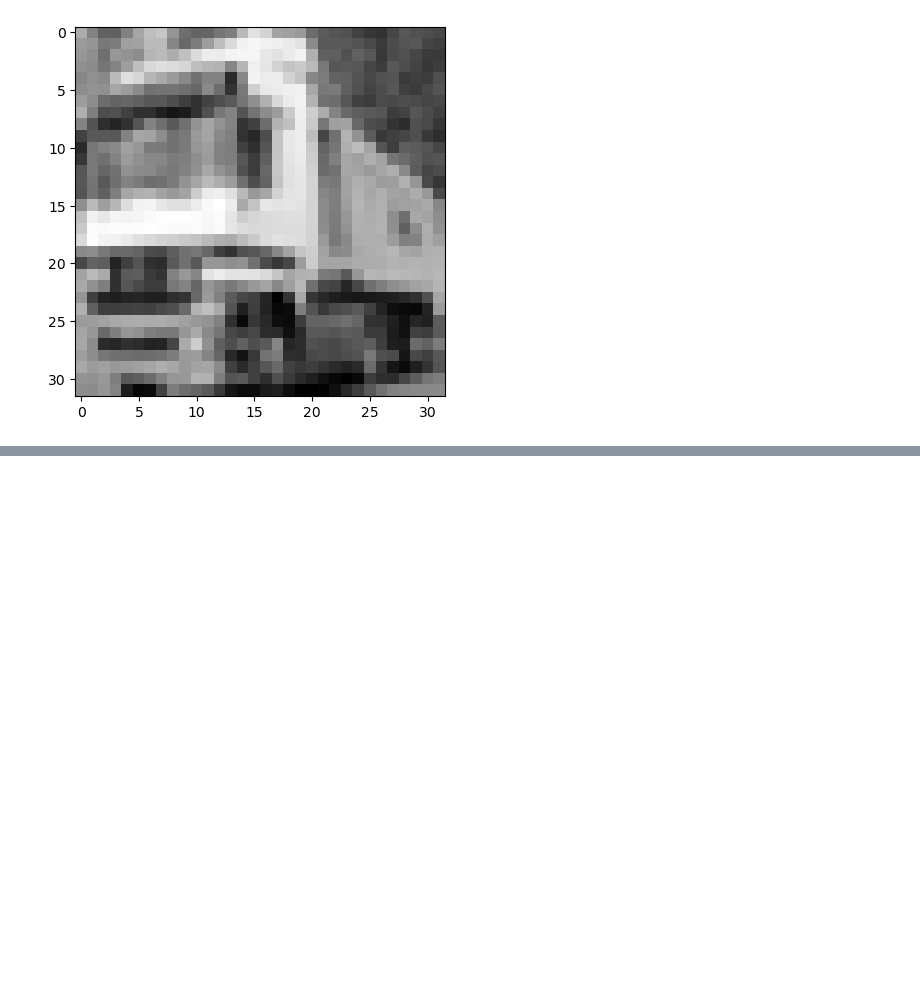
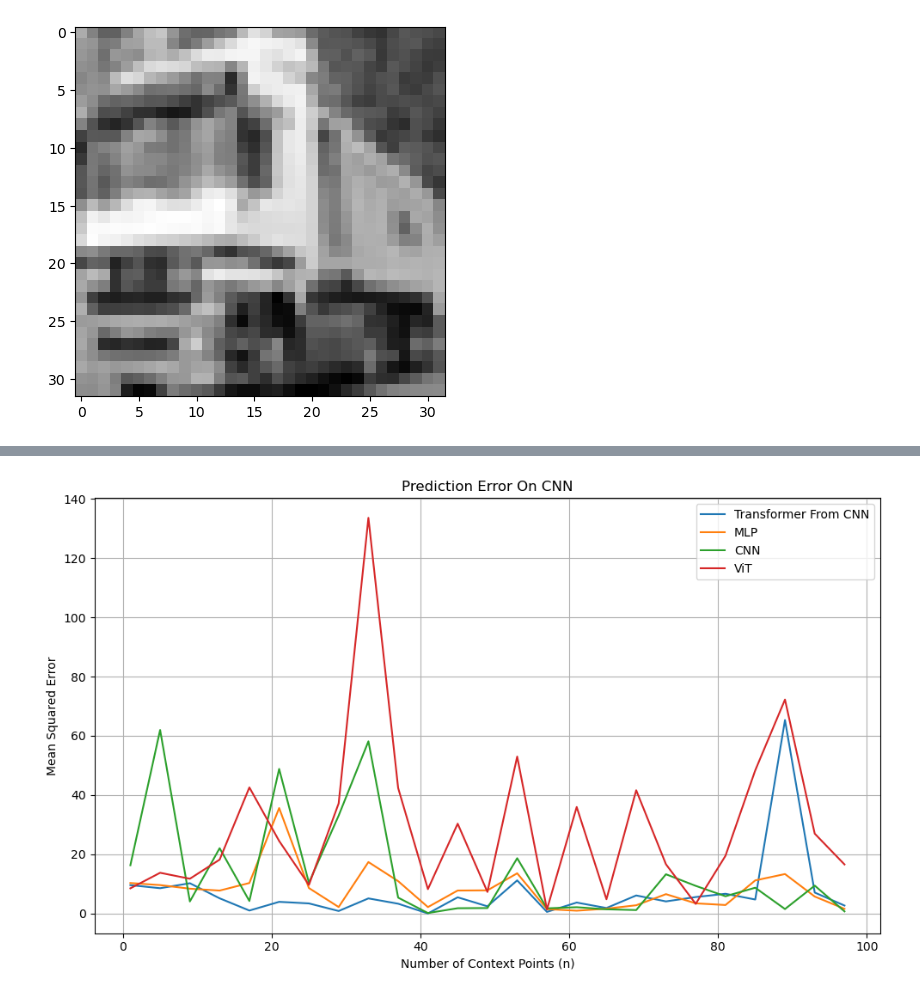
Before and after one commit to antony-zhao/182-final-project, a Jupyter notebook: benchmark.ipynb, the cells around one changed output, grey strips where cells are left out. Drawn from its saved outputs; the diff is of its cells as text; code cells hidden in the pictures; blank space fills up the shorter version.

```diff
--- a/benchmark.ipynb
+++ b/benchmark.ipynb
@@ -558,0 +667,18 @@ plt.show()
+# %%
+import matplotlib.pyplot as plt
+
+n_vals = list(range(1, max_context + 1, 4))
+
+plt.figure(figsize=(10, 6))
+for method, err_list in errors.items():
+    plt.plot(n_vals, err_list, label=method)
+
+plt.title("Prediction Error On CNN")
+plt.xlabel("Number of Context Points (n)")
+plt.ylabel("Mean Squared Error")
+plt.legend()
+plt.grid(True)
+plt.tight_layout()
+plt.show()
+# %% [output]
+[figure, added]
```
Also changed, not shown: parts of 15 cells of this notebook, 11 other files.
